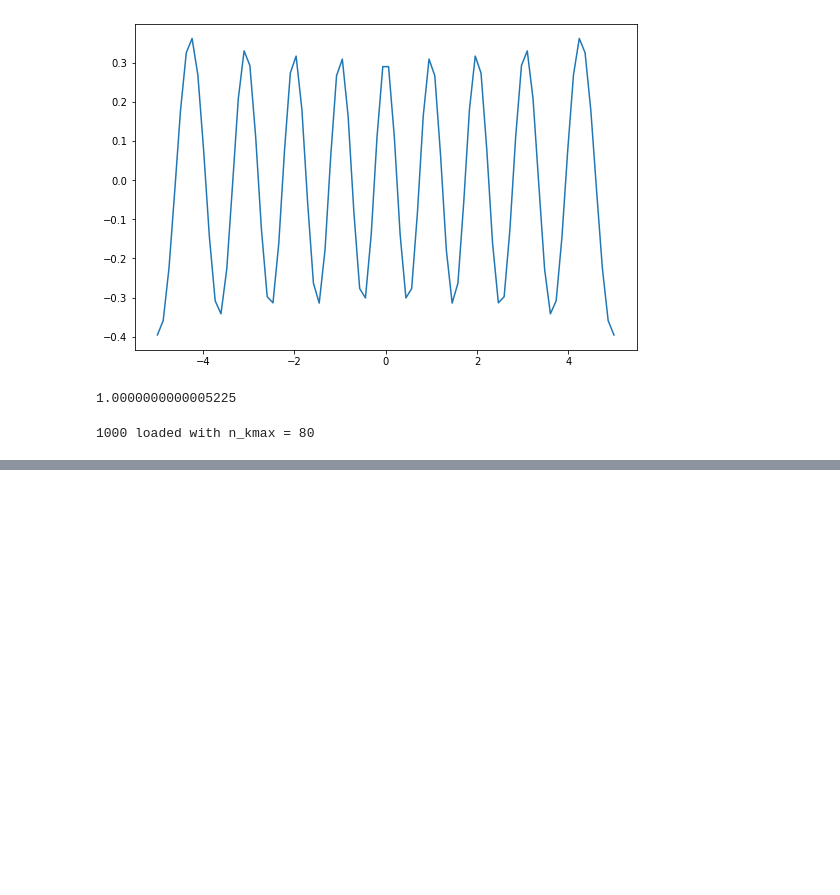
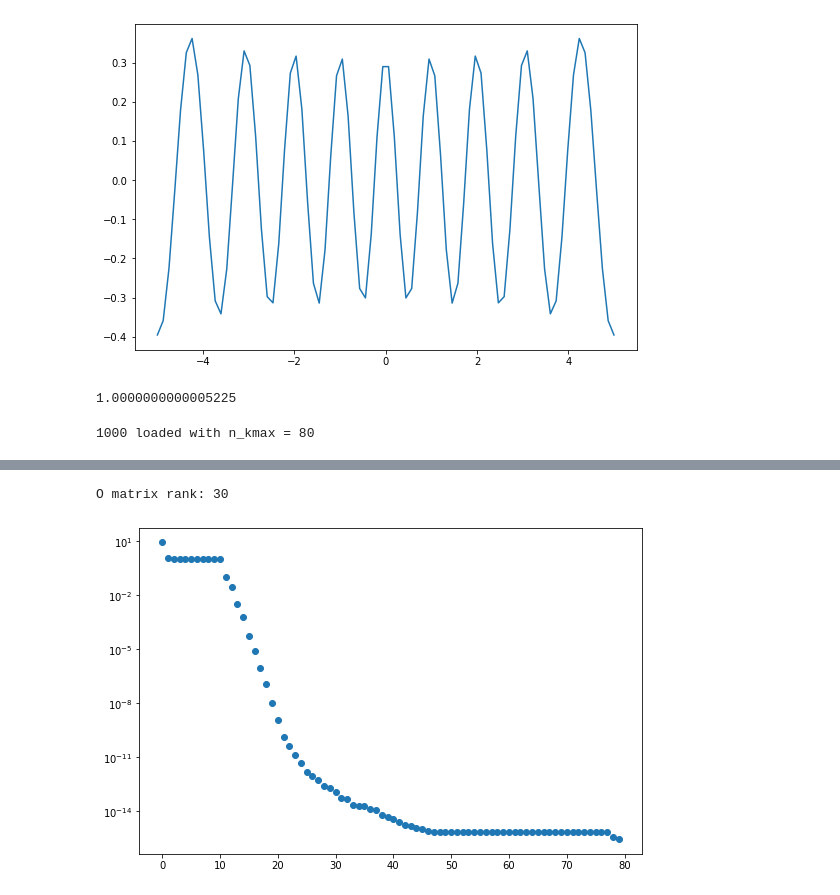
Before and after one commit to stmeinecke/derrom, a Jupyter notebook: misc/Hermite.ipynb, the cells around one changed output, grey strips where cells are left out. Cells and saved outputs as stored; diff of their text form; code cells hidden in the pictures; blank space fills up the shorter version.

```diff
--- a/misc/Hermite.ipynb
+++ b/misc/Hermite.ipynb
@@ -186,0 +114,80 @@ OO matrix rank: 31
+# %%
+
+def GramSchmidt(A):
+    M = A.shape[0]
+    N = A.shape[1]
+    assert(M >= N)
+    Q = np.zeros((M,N))
+    for k in range(0,N):
+        Q[:,k] = A[:,k]
+        print(Q[:,:k].shape)
+        print(A[:,k].shape)
+        Q[:,k] = Q[:,k] - np.dot(Q[:,:k],np.dot(A[:,k],Q[:,:k]))
+        Q[:,k] = (1.0 / np.linalg.norm(Q[:,k])) * Q[:,k]
+    return Q
+
+
+def GramSchmidt_Rows(A, eps=0.0):
+    M = A.shape[0]
+    N = A.shape[1]
+    assert(M <= N)
+    Q = np.zeros((M,N))
+    for k in range(0,M):
+        Q[k] = A[k]
+        for j in range(k):
+            Q[k] = Q[k] - np.dot(Q[j],A[k])*Q[j]
+
+        if (Q[k] > eps).any():
+            Q[k] = Q[k] / np.linalg.norm(Q[k])
+        else:
+            Q[k] = 0.0
+    return Q
+
+
+# O = GramSchmidt(HermiteReducer.H_matrix.T).T
+
+O = GramSchmidt_Rows(HermiteReducer.H_matrix, eps=0)
+
+print('O matrix rank:', np.linalg.matrix_rank(O))
+
+U,S,V = np.linalg.svd(O.T)
+plt.semilogy(S,'o')
+plt.show()
+
+plt.imshow(O, aspect='auto', interpolation='none')
+plt.colorbar()
+plt.show()
+
+plt.imshow(O @ O.T, aspect='auto', interpolation='none')
+plt.colorbar()
+plt.show()
+
+
+O = GramSchmidt_Rows(O, eps=0)
+
+
+def nGS(O, n=1):
+    mGS = O.copy()
+    for k in range(n):
+        mGS =  GramSchmidt_Rows(mGS)
+    return mGS
+
+
+O = nGS(O,10)
+
+print('O matrix rank:', np.linalg.matrix_rank(O))
+
+U,S,V = np.linalg.svd(O.T)
+plt.plot(S,'o')
+plt.show()
+
+plt.imshow(O, aspect='auto', interpolation='none')
+plt.colorbar()
+plt.show()
+
+plt.imshow(O @ O.T, aspect='auto', interpolation='none')
+plt.colorbar()
+plt.show()
+# %% [output]
+O matrix rank: 30
+[figure, added]
```
Also changed, not shown: parts of 6 cells of this notebook, 3 other files.
